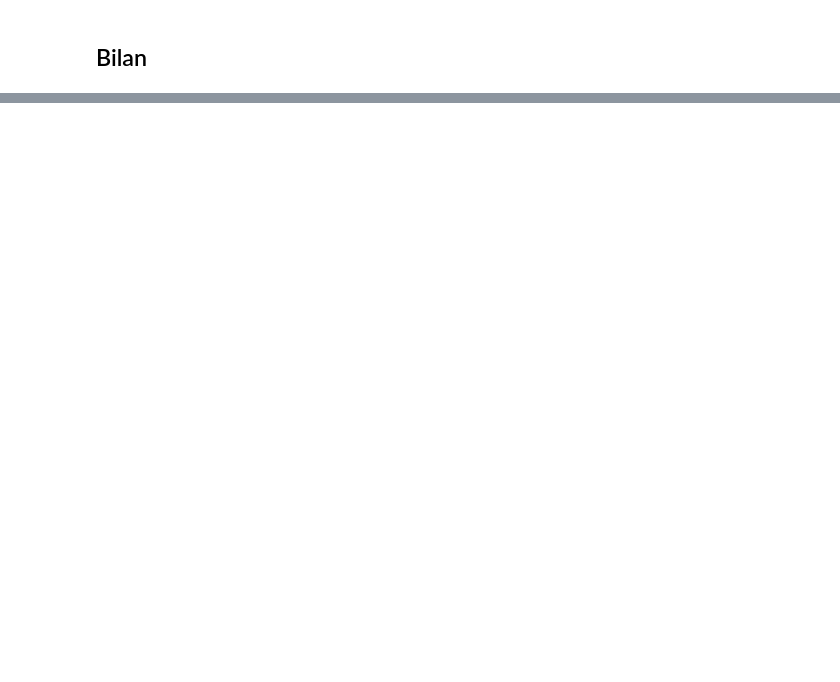
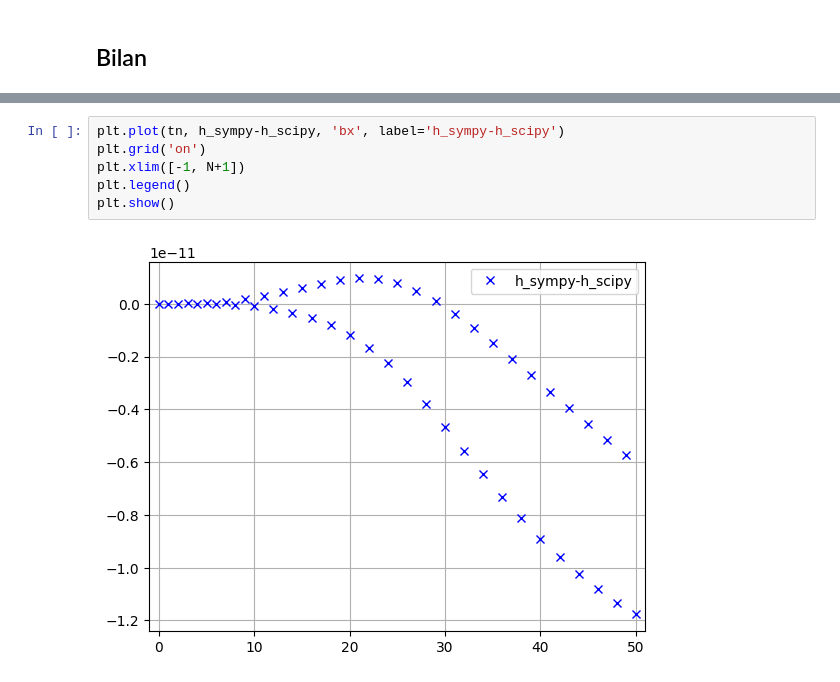
Before and after one commit to jeanluccollette/transformee-en-z-inverse, a Jupyter notebook: tzinv.ipynb, the cells around one changed output, grey strips where cells are left out. Cells and saved outputs as stored; diff of their text form; blank space fills up the shorter version.

```diff
--- a/tzinv.ipynb
+++ b/tzinv.ipynb
@@ -155,0 +153,8 @@ plt.show()
+# %%
+plt.plot(tn, h_sympy-h_scipy, 'bx', label='h_sympy-h_scipy')
+plt.grid('on')
+plt.xlim([-1, N+1])
+plt.legend()
+plt.show()
+# %% [output]
+[figure, added]
```
Also changed, not shown: parts of 11 cells of this notebook.
